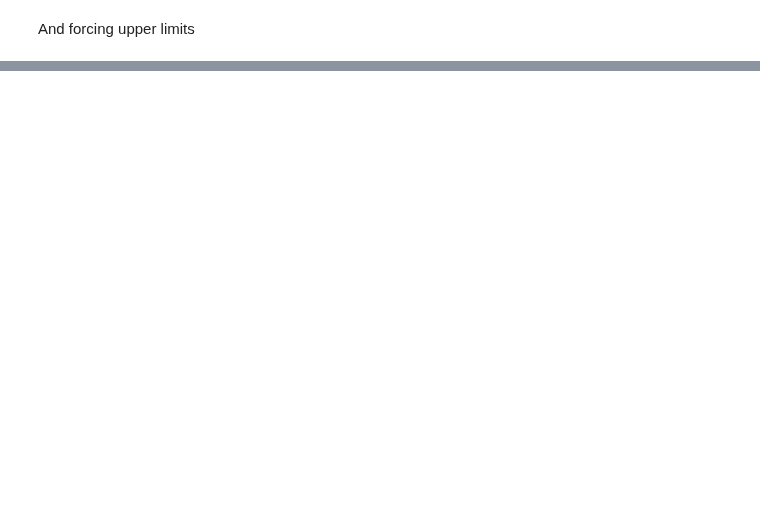
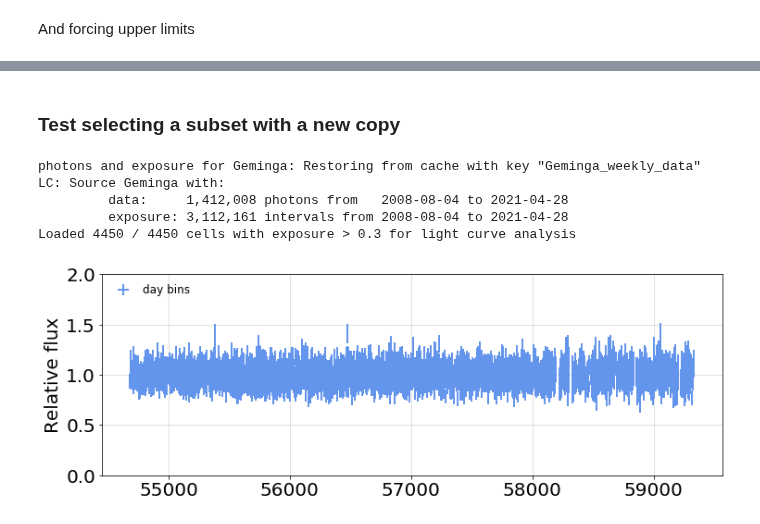
Before and after one commit to tburnett/wtlike, a Jupyter notebook: nbs/09_lightcurve.ipynb, the cells around one changed output, grey strips where cells are left out. Drawn from its saved outputs; the diff is of its cells as text; code cells hidden in the pictures; blank space fills up the shorter version.

```diff
--- a/nbs/09_lightcurve.ipynb
+++ b/nbs/09_lightcurve.ipynb
@@ -300,0 +312,38 @@ if config.valid:
+# %% [markdown]
+### Test selecting a subset with a new copy
+# %%
+%nbdev_export
+class LC(CellData):
+    """Full analysis of a source,
+    Inherits from `CellData`
+
+    - source
+    - bins
+    - clear -- if set, clear the cache entry
+    """
+    def __init__(self, config, source,  clear=False):
+        super().__init__(config, source, clear=clear)
+        self.update()
+
+    def update(self):
+        # invoked by current, again if a copy
+        # get the cells from superclass
+        self.cells = self.dataframe
+        self.lc = LightCurve(self.config, self.cells, self.source)
+        self.lc_df = self.lc.dataframe
+
+    def plot_flux(self, **kwargs):
+        fig = flux_plot(self.config, self.lc_df, **kwargs)
+        fig.set_facecolor('white')
+# %%
+lc = LC(config, source)
+# %% [output]
+photons and exposure for Geminga: Restoring from cache with key "Geminga_weekly_data"
+LC: Source Geminga with:
+         data:     1,412,008 photons from   2008-08-04 to 2021-04-28
+         exposure: 3,112,161 intervals from 2008-08-04 to 2021-04-28
+Loaded 4450 / 4450 cells with exposure > 0.3 for light curve analysis
+# %%
+lc.plot_flux(ylim=(0,2));
+# %% [output]
+[figure, added]
```
Also changed, not shown: parts of 9 cells of this notebook, 18 other files.
